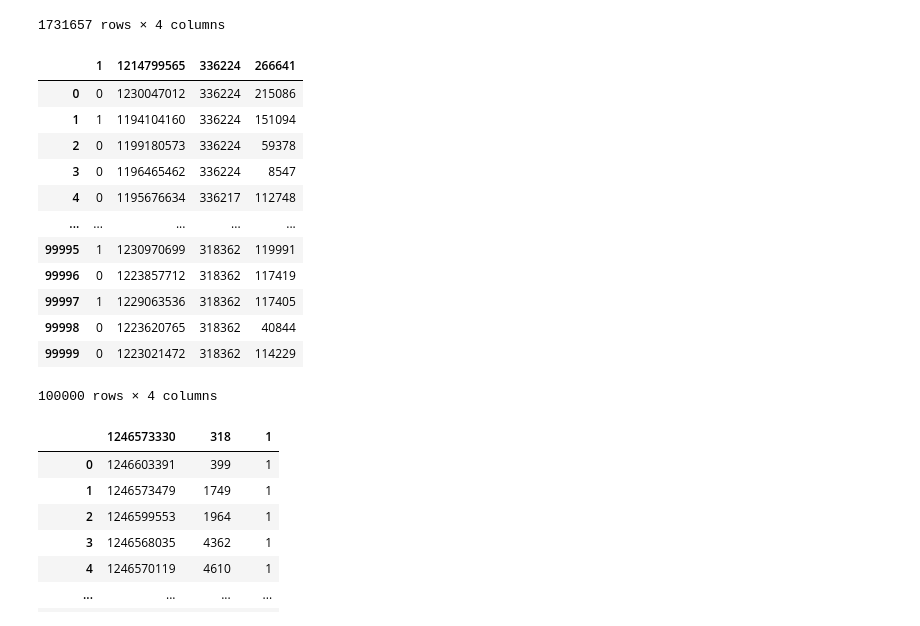
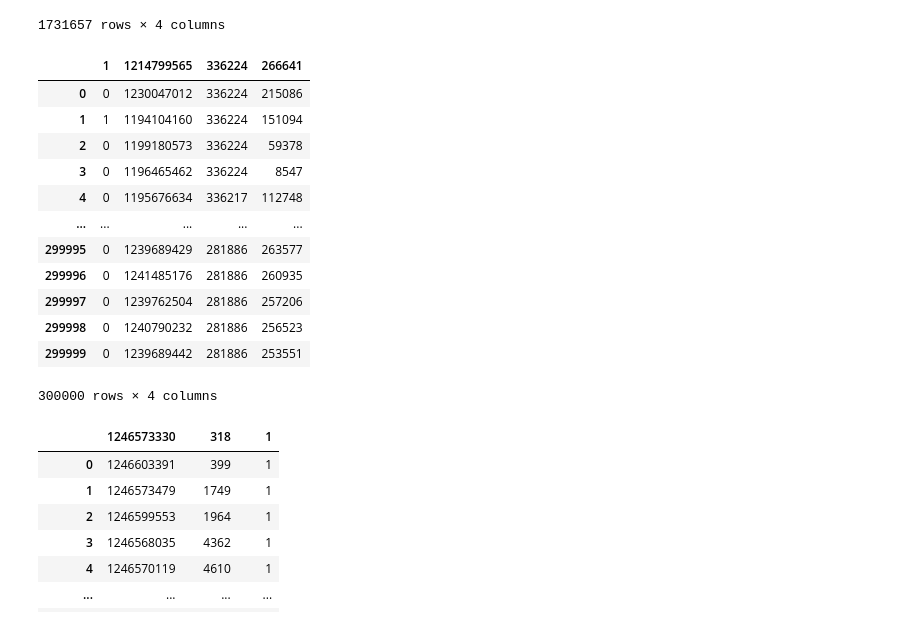
Before and after one commit to Skoyntoyflis/IMINFECTOR, a Jupyter notebook: Data/Digg/healthcare.ipynb, the cells around one changed output. Cells and saved outputs as stored; diff of their text form; code cells hidden in the pictures.

```diff
--- a/Data/Digg/healthcare.ipynb
+++ b/Data/Digg/healthcare.ipynb
@@ -42,26 +42,26 @@ df1
 | 1731656 | 1 | 1192718261 | 5 | 13947 |
 1731657 rows × 4 columns
 # %%
-indexes_to_keep = set(range(df1.shape[0])) - set(range(100000,1731657))
+indexes_to_keep = set(range(df1.shape[0])) - set(range(300000,1731657))
 
 df_sliced = df1.take(list(indexes_to_keep))
 df_sliced.to_csv('digg_friends_sliced.csv',index=False,sep=",",header=False, quoting=1)
 
 df_sliced
 # %% [output]
 |  | 1 | 1214799565 | 336224 | 266641 |
 | 0 | 0 | 1230047012 | 336224 | 215086 |
 | 1 | 1 | 1194104160 | 336224 | 151094 |
 | 2 | 0 | 1199180573 | 336224 | 59378 |
 | 3 | 0 | 1196465462 | 336224 | 8547 |
 | 4 | 0 | 1195676634 | 336217 | 112748 |
 | ... | ... | ... | ... | ... |
-| 99995 | 1 | 1230970699 | 318362 | 119991 |
-| 99996 | 0 | 1223857712 | 318362 | 117419 |
-| 99997 | 1 | 1229063536 | 318362 | 117405 |
-| 99998 | 0 | 1223620765 | 318362 | 40844 |
-| 99999 | 0 | 1223021472 | 318362 | 114229 |
+| 299995 | 0 | 1239689429 | 281886 | 263577 |
+| 299996 | 0 | 1241485176 | 281886 | 260935 |
+| 299997 | 0 | 1239762504 | 281886 | 257206 |
+| 299998 | 0 | 1240790232 | 281886 | 256523 |
+| 299999 | 0 | 1239689442 | 281886 | 253551 |
-100000 rows × 4 columns
+300000 rows × 4 columns
 # %%
 df2 = pd.read_csv("Init_Data/digg_votes1.csv",sep=',') #open csv file and save it to dataframe
 df2
```
Also changed, not shown: parts of 1 cell of this notebook, 14 other files.
